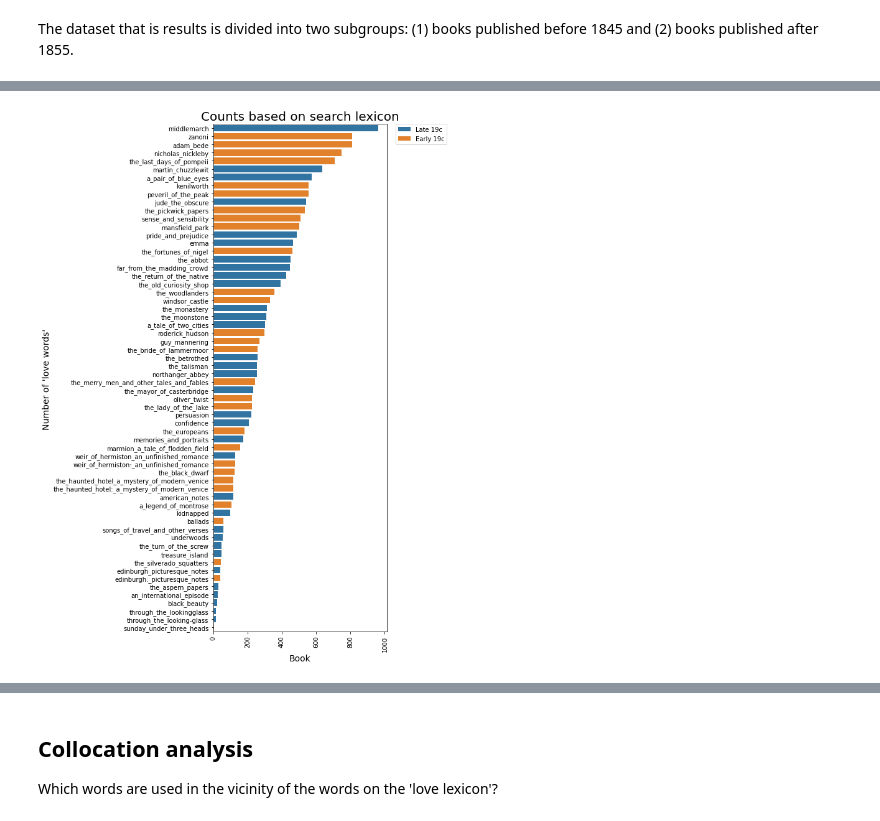
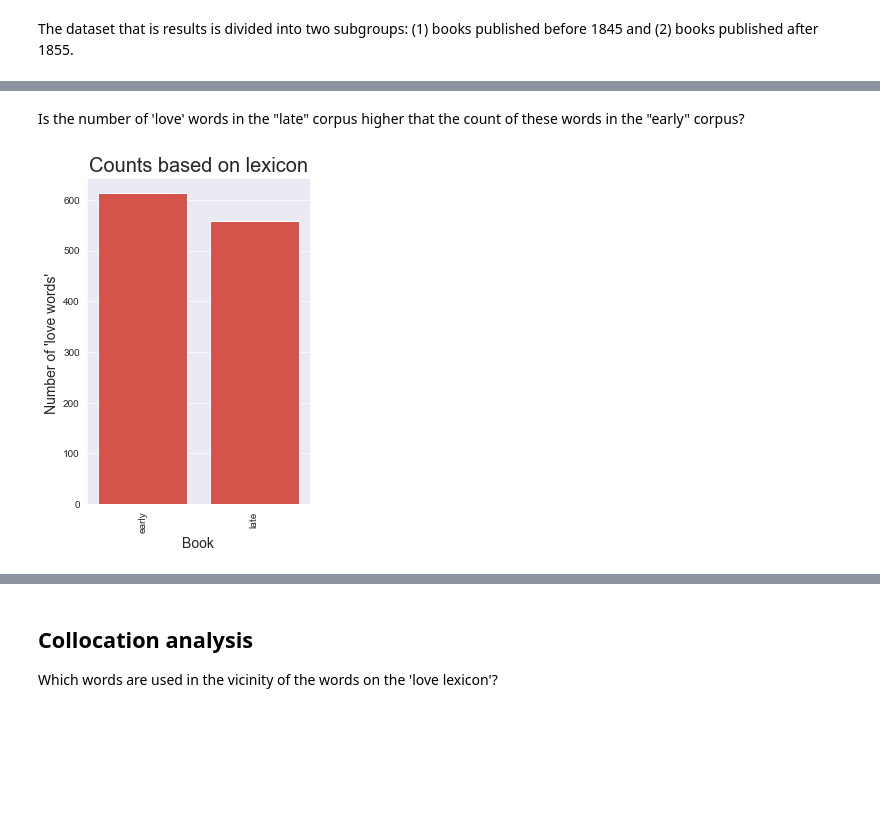
Before and after one commit to peterverhaar/textmining_with_python, a Jupyter notebook: _sources/Love_19c-Novels.ipynb, the cells around one changed output, grey strips where cells are left out. Drawn from its saved outputs; the diff is of its cells as text; code cells hidden in the pictures; blank space fills up the shorter version.

```diff
--- a/_sources/Love_19c-Novels.ipynb
+++ b/_sources/Love_19c-Novels.ipynb
@@ -99,2 +173,5 @@ def format_filename(text):
+# %%
+for file in files_to_remove:
+    os.remove(file)
 # %% [markdown]
 The dataset that is results is divided into two subgroups: (1) books published before 1845 and (2) books published after 1855.
@@ -248,4 +186,7 @@ for term in lexicon_file:
     lexicon.append(term.strip())
 
 lexicon = [term.lower() for term in lexicon]
+# %%
+data = []
+terms = dict()
 # %%
@@ -298,0 +290,19 @@ df = pd.DataFrame(df_dict)
+# %%
+term_count = sorted_by_value(term_count,ascending=False)
+
+x_axis = list(term_count.values())
+y_axis = list(term_count.keys())
+
+sns.set_style("darkgrid")
+
+fig = plt.figure( figsize=( 4 , 15) )
+
+graph = sns.barplot( x=x_axis, y=y_axis, dodge = False , color = '#eb4034' )
+
+graph.set_title(f'Occurences of terms in {sub_dir} 19c' , size = 20)
+graph.set_xlabel('word' , size = 14)
+graph.set_ylabel('frequency' , size = 14 )
+
+plt.xticks(rotation= 90)
+
+plt.show()
@@ -299,18 +311,22 @@ df = pd.DataFrame(df_dict)
+# %% [markdown]
+Is the number of 'love' words in the "late" corpus higher that the count of these words in the "early" corpus?
+# %%
+x_axis = []
+y_axis = []
+for row in data:
+    x_axis.append(row[0])
+    y_axis.append(row[1])
 # %%
-fig = plt.figure( figsize=( 5 , 15 ) )
-df_sorted = df.sort_values(by=['love_words'] , ascending = False)
+fig = plt.figure( figsize=(4,6) )
 
-graph = sns.barplot( data=df_sorted,x='love_words', y='book' , hue='period' , dodge = False  )
+graph = sns.barplot( x=x_axis, y=y_axis, dodge = False , color = '#eb4034' )
 
-graph.set_title('Counts based on search lexicon' , size = 20)
+graph.set_title('Counts based on lexicon' , size = 20)
 graph.set_xlabel('Book' , size = 14)
 graph.set_ylabel('Number of \'love words\' ' , size = 14 )
 
 plt.xticks(rotation= 90)
-# The next line places the legend outside out the plot
-plt.legend( bbox_to_anchor=(1.05, 1),loc=2, borderaxespad=0.);
-
 
 plt.show()
 # %% [output]
-[figure, old version]
+[figure, new version]
```
Also changed, not shown: parts of 59 cells of this notebook, 34 other files.
